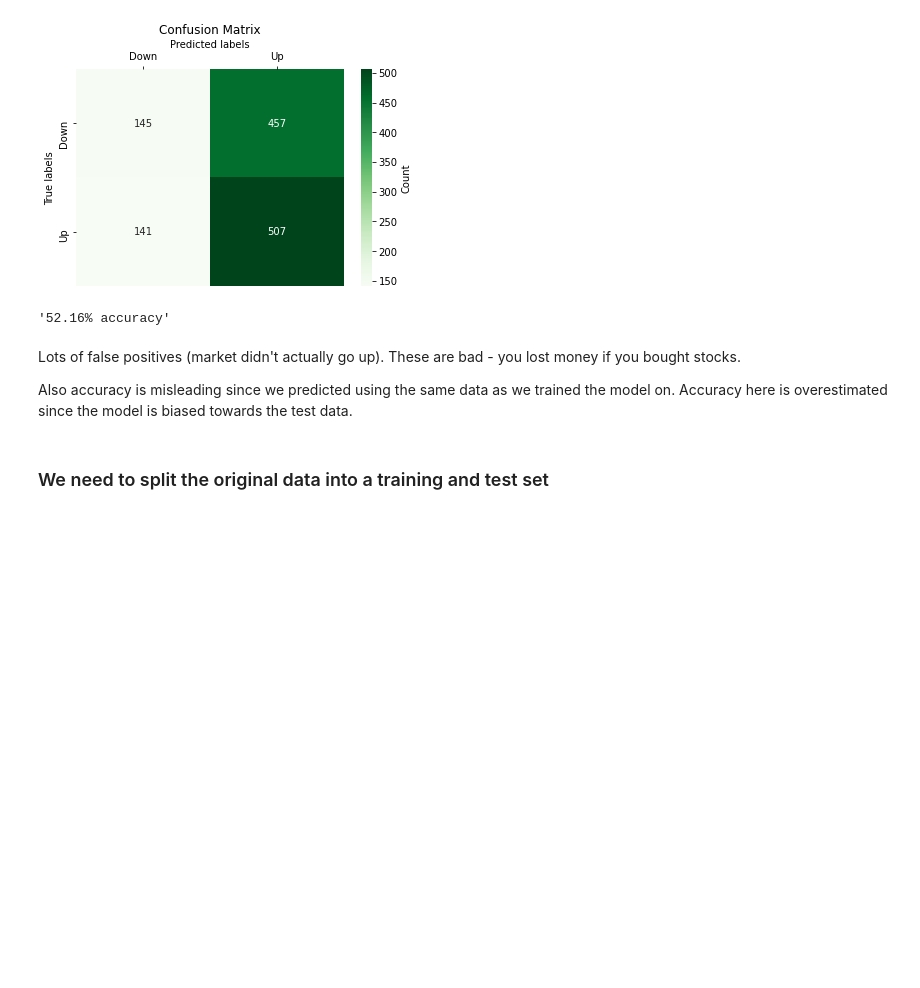
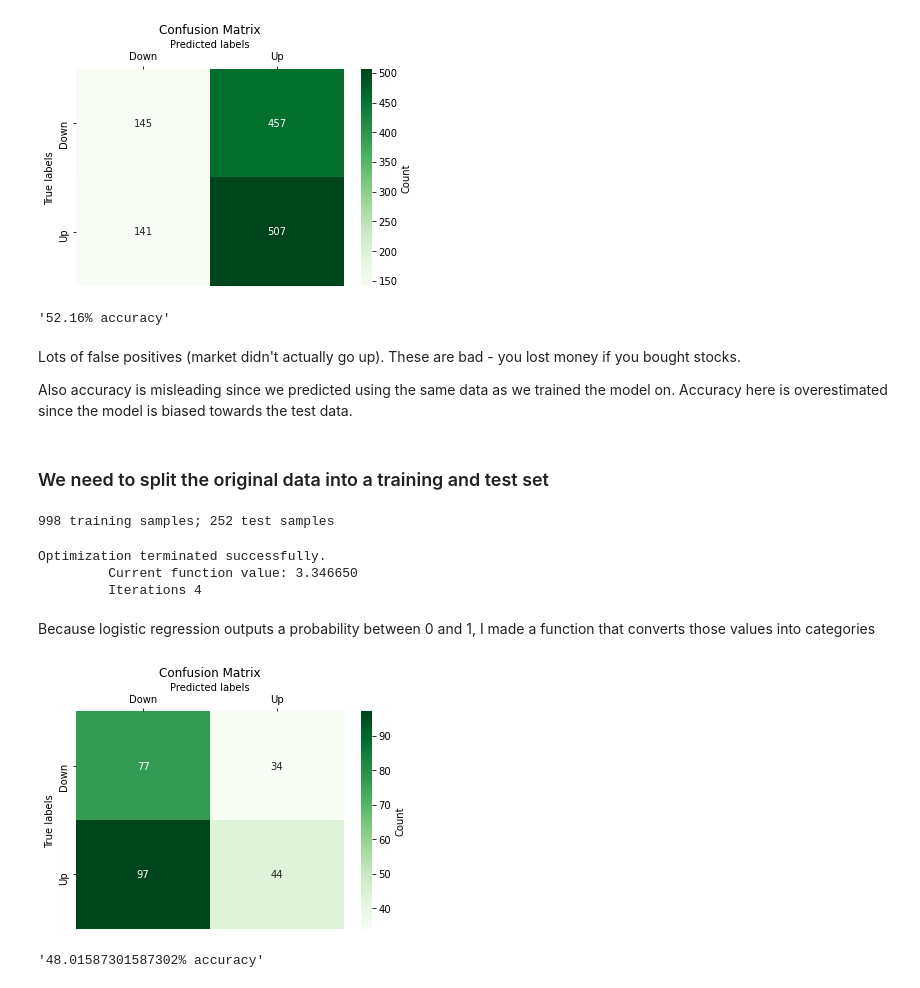
Before and after one commit to zhounapeuw/NAPE_python_tutorials, a Jupyter notebook: ISLR; Chapter 4 Lab; Log Regr LDA QDA KNN.ipynb, the cells around one changed output. Cells and saved outputs as stored; diff of their text form; code cells hidden in the pictures; blank space fills up the shorter version.

```diff
--- a/ISLR; Chapter 4 Lab; Log Regr LDA QDA KNN.ipynb
+++ b/ISLR; Chapter 4 Lab; Log Regr LDA QDA KNN.ipynb
@@ -212,3 +221,19 @@ Lots of false positives (market didn't actually go up). These are bad - you lost
 Also accuracy is misleading since we predicted using the same data as we trained the model on. Accuracy here is overestimated since the model is biased towards the test data.
 # %% [markdown]
 ### We need to split the original data into a training and test set
+# %%
+logit_dict_2005 = {}
+# %%
+X_train_2005 = log_X[stock_data['Year'] < 2005]
+y_train_2005 = log_y[stock_data['Year'] < 2005]
+
+X_test_2005 = log_X[stock_data['Year'] >= 2005]
+y_test_2005 = log_y[stock_data['Year'] >= 2005]
+
+logit_dict_2005['num_samples_train'] = X_train_2005.shape[0]
+logit_dict_2005['num_samples_test'] = X_test_2005.shape[0]
+
+print('{} training samples; {} test samples'.format(logit_dict_2005['num_samples_train'],
+                                                    logit_dict_2005['num_samples_test']))
+# %% [output]
+998 training samples; 252 test samples
@@ -214,0 +243,42 @@ Also accuracy is misleading since we predicted using the same data as we trained
+# %%
+# fit and predict the training/test data
+fit_logit_2005 = sm.Logit(y_train_2005, X_train_2005).fit()
+logit_dict_2005['ypred_test'] = fit_logit_2005.predict(X_test_2005)
+# %% [output]
+Optimization terminated successfully.
+         Current function value: 3.346650
+         Iterations 4
+# %% [markdown]
+Because logistic regression outputs a probability between 0 and 1, I made a function that converts those values into categories
+# %%
+# turn probabilities to categories using threshold
+# similar to lines of code above, but adapted to accomodate subsampling of original data
+def categorize_prob(ypred, thresh, labels):
+
+    num_samps = ypred.shape[0]
+
+    ypred_category = pd.DataFrame([labels[0]]*num_samps, columns=['category'])
+    ### these two lines are needed to match the indices of the category df and the probabilities df
+    ypred_category['index'] = ypred.index
+    ypred_category = ypred_category.set_index('index')
+    ###
+    ypred_category[ypred > thresh] = labels[1]
+
+    return ypred_category
+
+
+logit_thresh = 0.5
+logit_dict_2005['ypred_categ'] = categorize_prob(logit_dict_2005['ypred_test'], logit_thresh, labels)
+
+logit_dict_2005['ypred_binary'] = categorize_prob(logit_dict_2005['ypred_test'], logit_thresh, [0, 1])
+# %%
+labels = ['Down', 'Up']
+
+cm = confused_matrix(y_test_2005, logit_dict_2005['ypred_binary'], labels)
+# %% [output]
+[figure, added]
+# %%
+logit_accuracy = ( cm[0,0]+cm[1,1] ) / logit_dict_2005['num_samples_test']
+'{}% accuracy'.format(logit_accuracy * 100)
+# %% [output]
+'48.01587301587302% accuracy'
```
Also changed, not shown: parts of 37 cells of this notebook.
